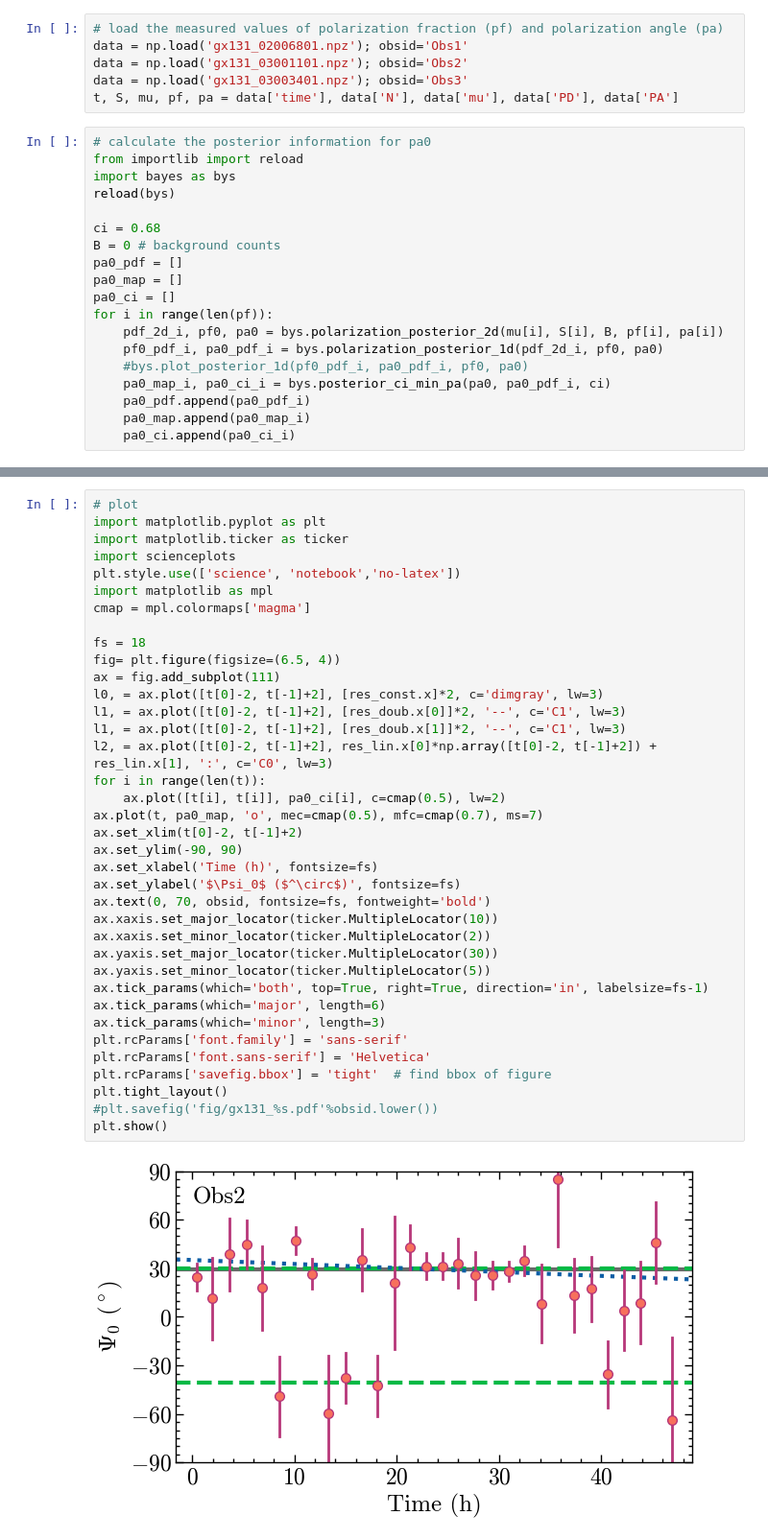
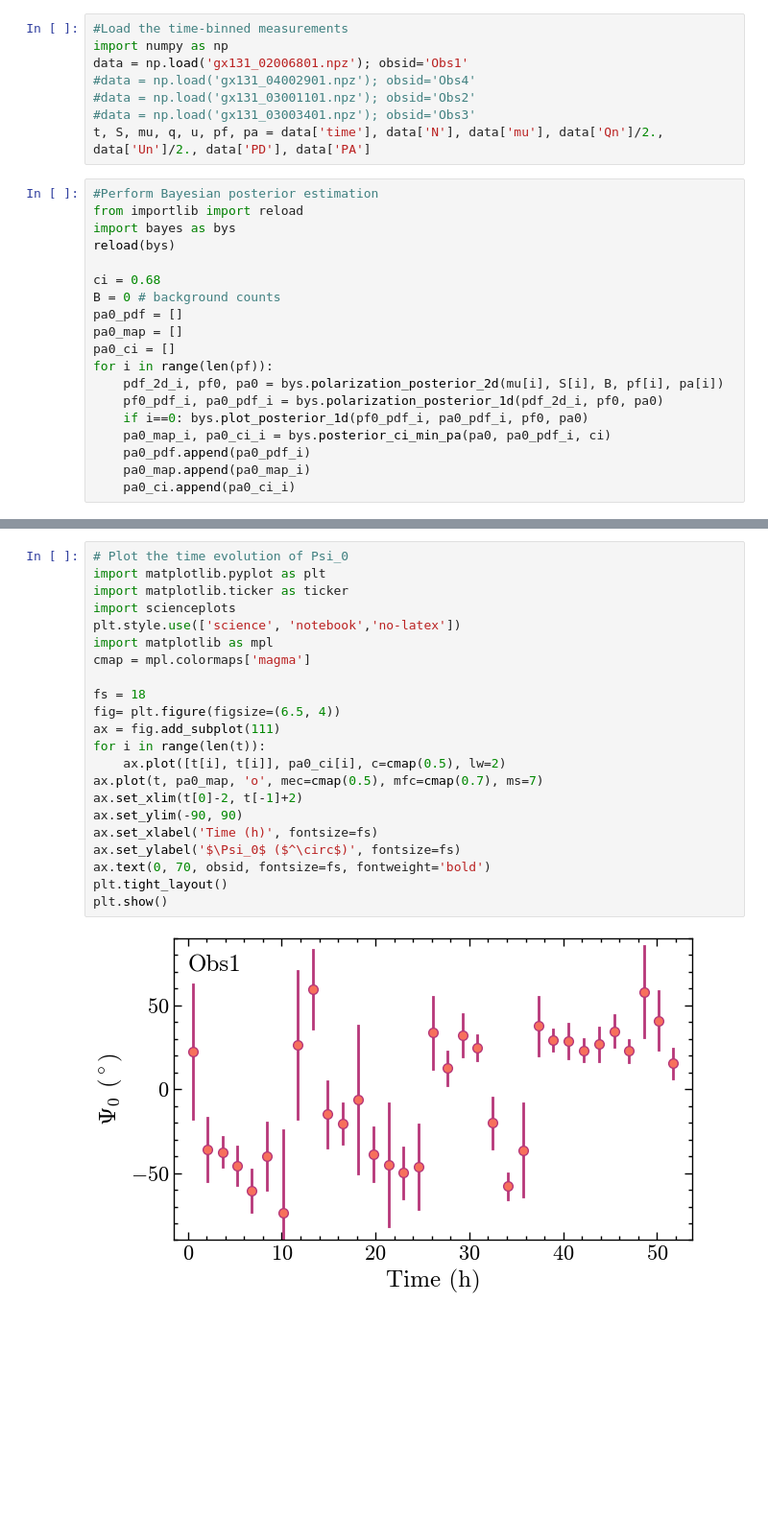
Before and after one commit to hli-astroph/PolarimetryBayes, a Jupyter notebook: GX13+1.ipynb, the cells around one changed output, grey strips where cells are left out. Shown at 96% size. Cells and saved outputs as stored; diff of their text form; blank space fills up the shorter version.

```diff
--- a/GX13+1.ipynb
+++ b/GX13+1.ipynb
@@ -3,11 +1,13 @@ import numpy as np
 # %%
-# load the measured values of polarization fraction (pf) and polarization angle (pa)
+#Load the time-binned measurements
+import numpy as np
 data = np.load('gx131_02006801.npz'); obsid='Obs1'
-data = np.load('gx131_03001101.npz'); obsid='Obs2'
-data = np.load('gx131_03003401.npz'); obsid='Obs3'
-t, S, mu, pf, pa = data['time'], data['N'], data['mu'], data['PD'], data['PA']
+#data = np.load('gx131_04002901.npz'); obsid='Obs4'
+#data = np.load('gx131_03001101.npz'); obsid='Obs2'
+#data = np.load('gx131_03003401.npz'); obsid='Obs3'
+t, S, mu, q, u, pf, pa = data['time'], data['N'], data['mu'], data['Qn']/2., data['Un']/2., data['PD'], data['PA']
 # %%
-# calculate the posterior information for pa0
+#Perform Bayesian posterior estimation
 from importlib import reload
 import bayes as bys
 reload(bys)
@@ -20,7 +20,7 @@ pa0_ci = []
 for i in range(len(pf)):
 	pdf_2d_i, pf0, pa0 = bys.polarization_posterior_2d(mu[i], S[i], B, pf[i], pa[i])
 	pf0_pdf_i, pa0_pdf_i = bys.polarization_posterior_1d(pdf_2d_i, pf0, pa0)
-	#bys.plot_posterior_1d(pf0_pdf_i, pa0_pdf_i, pf0, pa0)
+	if i==0: bys.plot_posterior_1d(pf0_pdf_i, pa0_pdf_i, pf0, pa0)
 	pa0_map_i, pa0_ci_i = bys.posterior_ci_min_pa(pa0, pa0_pdf_i, ci)
 	pa0_pdf.append(pa0_pdf_i)
 	pa0_map.append(pa0_map_i)
@@ -65,39 +30,24 @@ Obs2 & Linear & $slope = -0.24, intercept = 35.1$ & -136 & 277 & 280 \\
 # %%
-# plot
+# Plot the time evolution of Psi_0
 import matplotlib.pyplot as plt
 import matplotlib.ticker as ticker
 import scienceplots
 plt.style.use(['science', 'notebook','no-latex'])
 import matplotlib as mpl
 cmap = mpl.colormaps['magma']
 
 fs = 18
 fig= plt.figure(figsize=(6.5, 4))
 ax = fig.add_subplot(111)
-l0, = ax.plot([t[0]-2, t[-1]+2], [res_const.x]*2, c='dimgray', lw=3)
-l1, = ax.plot([t[0]-2, t[-1]+2], [res_doub.x[0]]*2, '--', c='C1', lw=3)
-l1, = ax.plot([t[0]-2, t[-1]+2], [res_doub.x[1]]*2, '--', c='C1', lw=3)
-l2, = ax.plot([t[0]-2, t[-1]+2], res_lin.x[0]*np.array([t[0]-2, t[-1]+2]) + res_lin.x[1], ':', c='C0', lw=3)
 for i in range(len(t)):
     ax.plot([t[i], t[i]], pa0_ci[i], c=cmap(0.5), lw=2)
 ax.plot(t, pa0_map, 'o', mec=cmap(0.5), mfc=cmap(0.7), ms=7)
 ax.set_xlim(t[0]-2, t[-1]+2)
 ax.set_ylim(-90, 90)
 ax.set_xlabel('Time (h)', fontsize=fs)
 ax.set_ylabel('$\Psi_0$ ($^\circ$)', fontsize=fs)
 ax.text(0, 70, obsid, fontsize=fs, fontweight='bold')
-ax.xaxis.set_major_locator(ticker.MultipleLocator(10))
-ax.xaxis.set_minor_locator(ticker.MultipleLocator(2))
-ax.yaxis.set_major_locator(ticker.MultipleLocator(30))
-ax.yaxis.set_minor_locator(ticker.MultipleLocator(5))
-ax.tick_params(which='both', top=True, right=True, direction='in', labelsize=fs-1)
-ax.tick_params(which='major', length=6)
-ax.tick_params(which='minor', length=3)
-plt.rcParams['font.family'] = 'sans-serif'
-plt.rcParams['font.sans-serif'] = 'Helvetica'
-plt.rcParams['savefig.bbox'] = 'tight'  # find bbox of figure
 plt.tight_layout()
-#plt.savefig('fig/gx131_%s.pdf'%obsid.lower())
 plt.show()
 # %% [output]
-[figure, old version]
+[figure, new version]
```
Also changed, not shown: parts of 5 cells of this notebook, 7 other files.
